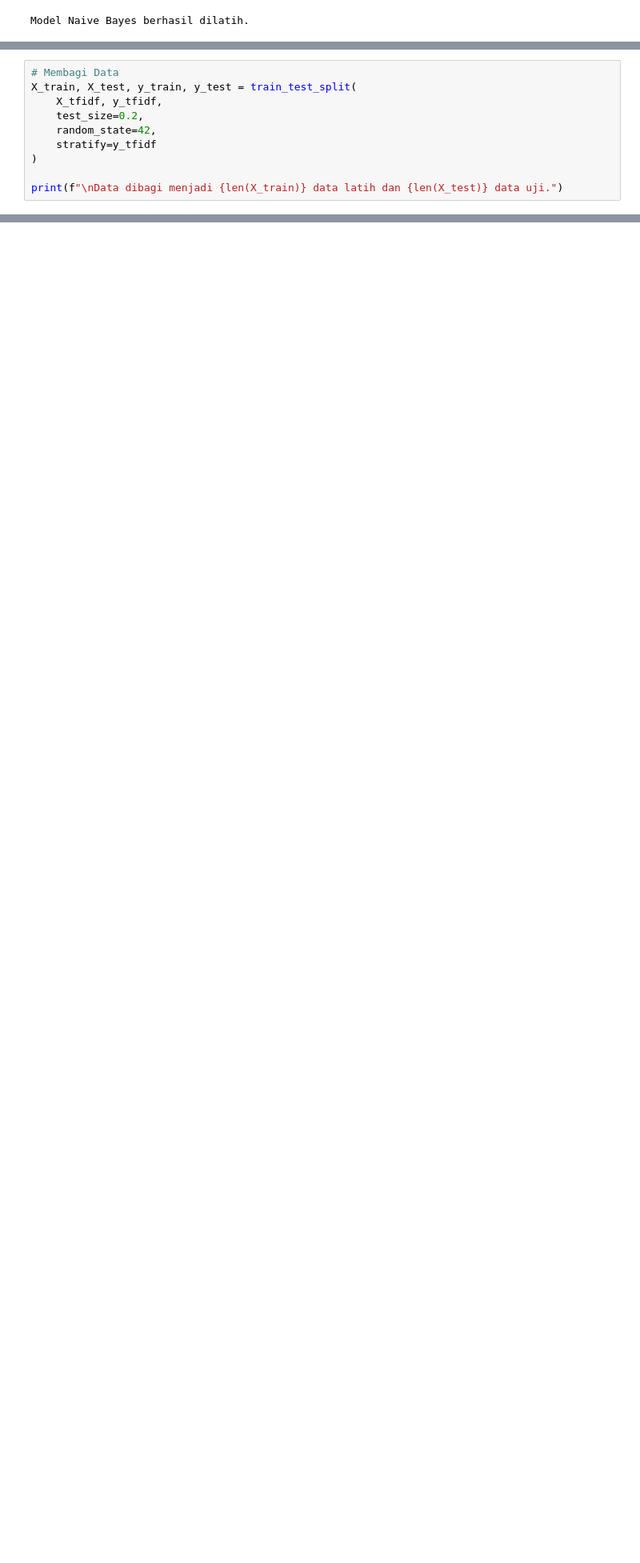
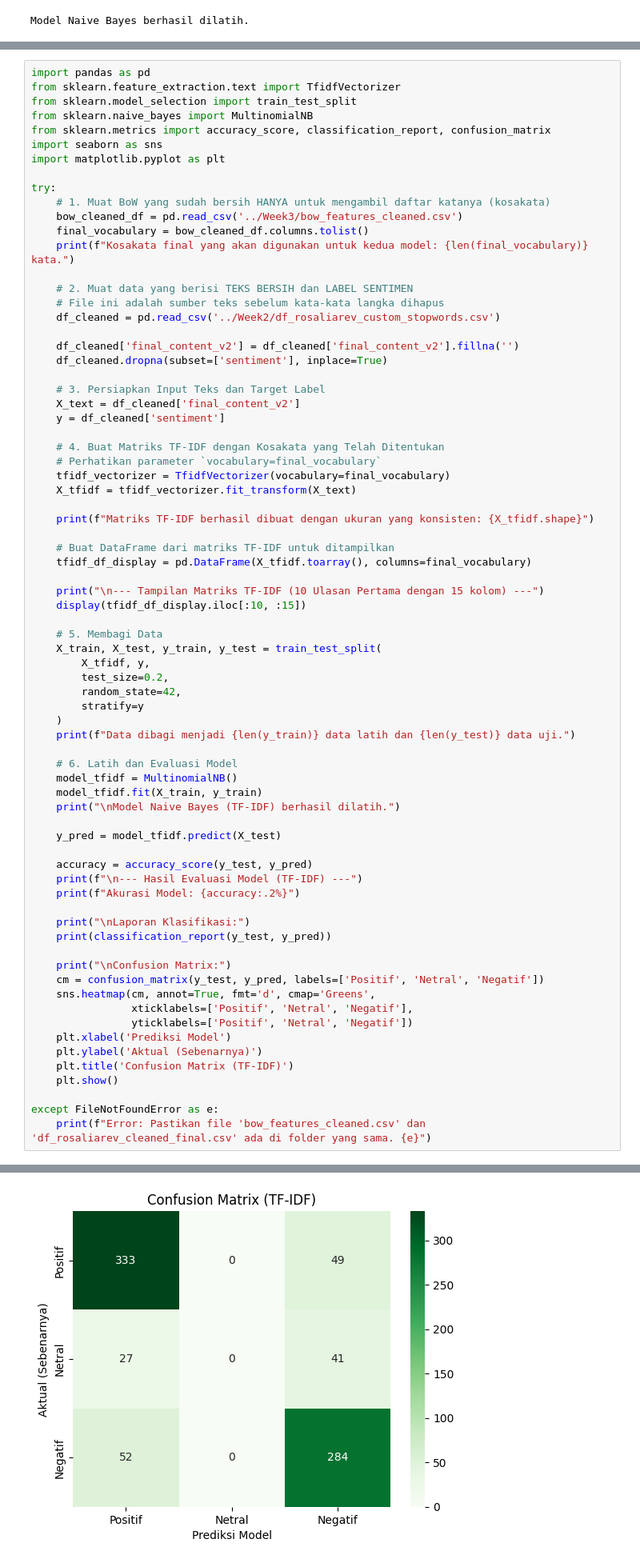
Before and after one commit to mrafiwd/pba-gasal-2025_5026221088, a Jupyter notebook: Week4/5_TF-IDF.ipynb, the cells around one changed output, grey strips where cells are left out. Shown: that part at 80% size. Drawn from its saved outputs; the diff is of its cells as text; blank space fills up the shorter version.

Commit message:
tfidf

```diff
--- a/Week4/5_TF-IDF.ipynb
+++ b/Week4/5_TF-IDF.ipynb
@@ -168,10 +97,0 @@ Jumlah data yang akan digunakan: 3928 ulasan.
-# %%
-# Membagi Data
-X_train, X_test, y_train, y_test = train_test_split(
-    X_tfidf, y_tfidf,
-    test_size=0.2,
-    random_state=42,
-    stratify=y_tfidf
-)
-
-print(f"\nData dibagi menjadi {len(X_train)} data latih dan {len(X_test)} data uji.")
@@ -208,0 +98,75 @@ plt.show()
+# %%
+import pandas as pd
+from sklearn.feature_extraction.text import TfidfVectorizer
+from sklearn.model_selection import train_test_split
+from sklearn.naive_bayes import MultinomialNB
+from sklearn.metrics import accuracy_score, classification_report, confusion_matrix
+import seaborn as sns
+import matplotlib.pyplot as plt
+
+try:
+    # 1. Muat BoW yang sudah bersih HANYA untuk mengambil daftar katanya (kosakata)
+    bow_cleaned_df = pd.read_csv('../Week3/bow_features_cleaned.csv')
+    final_vocabulary = bow_cleaned_df.columns.tolist()
+    print(f"Kosakata final yang akan digunakan untuk kedua model: {len(final_vocabulary)} kata.")
+
+    # 2. Muat data yang berisi TEKS BERSIH dan LABEL SENTIMEN
+    # File ini adalah sumber teks sebelum kata-kata langka dihapus
+    df_cleaned = pd.read_csv('../Week2/df_rosaliarev_custom_stopwords.csv')
+
+    df_cleaned['final_content_v2'] = df_cleaned['final_content_v2'].fillna('')
+    df_cleaned.dropna(subset=['sentiment'], inplace=True)
+
+    # 3. Persiapkan Input Teks dan Target Label
+    X_text = df_cleaned['final_content_v2']
+    y = df_cleaned['sentiment']
+
+    # 4. Buat Matriks TF-IDF dengan Kosakata yang Telah Ditentukan
+    # Perhatikan parameter `vocabulary=final_vocabulary`
+    tfidf_vectorizer = TfidfVectorizer(vocabulary=final_vocabulary)
+    X_tfidf = tfidf_vectorizer.fit_transform(X_text)
+
+    print(f"Matriks TF-IDF berhasil dibuat dengan ukuran yang konsisten: {X_tfidf.shape}")
+
+    # Buat DataFrame dari matriks TF-IDF untuk ditampilkan
+    tfidf_df_display = pd.DataFrame(X_tfidf.toarray(), columns=final_vocabulary)
+
+    print("\n--- Tampilan Matriks TF-IDF (10 Ulasan Pertama dengan 15 kolom) ---")
+    display(tfidf_df_display.iloc[:10, :15])
+
+    # 5. Membagi Data
+    X_train, X_test, y_train, y_test = train_test_split(
+        X_tfidf, y,
+        test_size=0.2,
+        random_state=42,
+        stratify=y
+    )
+    print(f"Data dibagi menjadi {len(y_train)} data latih dan {len(y_test)} data uji.")
+
+    # 6. Latih dan Evaluasi Model
+    model_tfidf = MultinomialNB()
+    model_tfidf.fit(X_train, y_train)
+    print("\nModel Naive Bayes (TF-IDF) berhasil dilatih.")
+
+    y_pred = model_tfidf.predict(X_test)
+
+    accuracy = accuracy_score(y_test, y_pred)
+    print(f"\n--- Hasil Evaluasi Model (TF-IDF) ---")
+    print(f"Akurasi Model: {accuracy:.2%}")
+
+    print("\nLaporan Klasifikasi:")
+    print(classification_report(y_test, y_pred))
+
+    print("\nConfusion Matrix:")
+    cm = confusion_matrix(y_test, y_pred, labels=['Positif', 'Netral', 'Negatif'])
+    sns.heatmap(cm, annot=True, fmt='d', cmap='Greens',
+                xticklabels=['Positif', 'Netral', 'Negatif'],
+                yticklabels=['Positif', 'Netral', 'Negatif'])
+    plt.xlabel('Prediksi Model')
+    plt.ylabel('Aktual (Sebenarnya)')
+    plt.title('Confusion Matrix (TF-IDF)')
+    plt.show()
+
+except FileNotFoundError as e:
+    print(f"Error: Pastikan file 'bow_features_cleaned.csv' dan 'df_rosaliarev_cleaned_final.csv' ada di folder yang sama. {e}")
+# %% [output]
@@ -208,0 +208 @@ plt.show()
+[figure, added]
```
Also changed, not shown: parts of 11 cells of this notebook, 1 other file.
